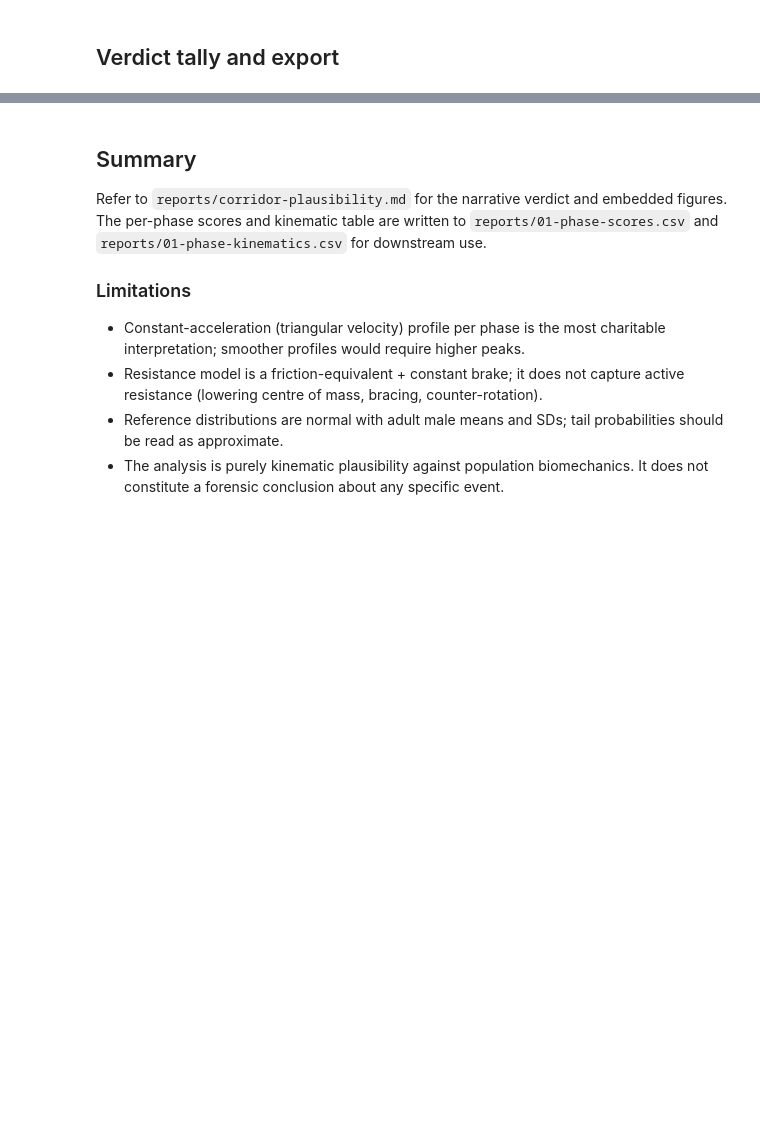
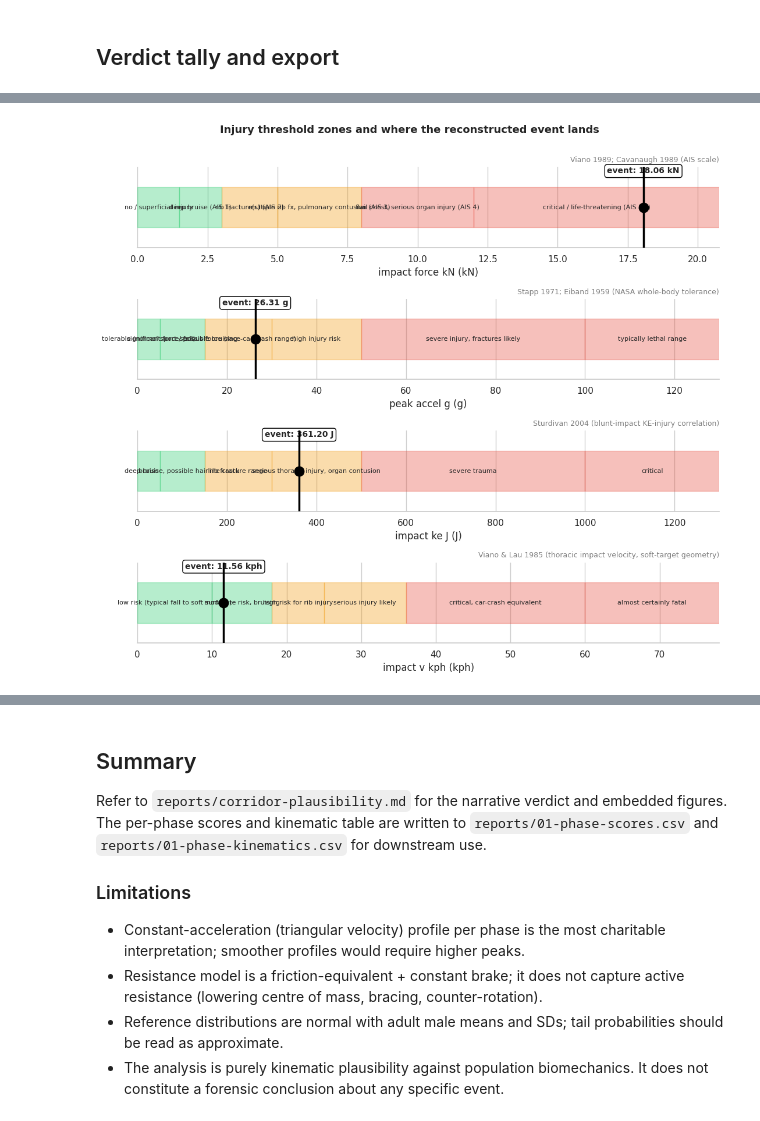
Before and after one commit to stellarshenson/henryk-simulations, a Jupyter notebook: notebooks/01-kj-corridor-kinematics.ipynb, the cells around one changed output, grey strips where cells are left out. Drawn from its saved outputs; the diff is of its cells as text; code cells hidden in the pictures; blank space fills up the shorter version.

```diff
--- a/notebooks/01-kj-corridor-kinematics.ipynb
+++ b/notebooks/01-kj-corridor-kinematics.ipynb
@@ -732,0 +1106,57 @@ swap-back/M peak yaw angular velocity     6.283       3.5 2.78 implausible
+# %%
+# Visual: per-quantity injury-threshold gradient with the simulation value marked.
+fig, axes = plt.subplots(len(INJURY_THRESHOLDS), 1, figsize=(11, 2.4 * len(INJURY_THRESHOLDS)))
+if len(INJURY_THRESHOLDS) == 1:
+    axes = [axes]
+
+for ax, (key, spec) in zip(axes, INJURY_THRESHOLDS.items()):
+    val = sim_values[key]
+    bands = spec["bands"]
+    finite_uppers = [b[0] for b in bands if b[0] != float("inf")]
+    x_max = max(finite_uppers[-1] * 1.3, val * 1.15)
+
+    prev = 0.0
+    for upper, label, _rich_color, mpl_color in bands:
+        upper_eff = min(upper, x_max) if upper != float("inf") else x_max
+        if prev >= x_max:
+            break
+        ax.axvspan(prev, upper_eff, ymin=0.25, ymax=0.75, color=mpl_color, alpha=0.35)
+        mid = (prev + upper_eff) / 2
+        ax.text(
+            mid, 0.5, label,
+            ha="center", va="center", fontsize=8,
+            transform=ax.get_xaxis_transform(),
+        )
+        prev = upper_eff
+
+    # Sim value marker
+    ax.axvline(val, color="black", linewidth=2.5, zorder=5)
+    ax.scatter(
+        [val], [0.5], s=140, color="black", zorder=6,
+        transform=ax.get_xaxis_transform(),
+    )
+    ax.annotate(
+        f"event: {val:,.2f} {spec['unit']}",
+        xy=(val, 0.92), xycoords=("data", "axes fraction"),
+        ha="center", fontsize=10, fontweight="bold",
+        bbox=dict(boxstyle="round,pad=0.3", fc="white", ec="black"),
+    )
+
+    ax.set_xlim(0, x_max)
+    ax.set_ylim(0, 1)
+    ax.set_yticks([])
+    ax.set_xlabel(f"{key.replace('_', ' ')} ({spec['unit']})")
+    ax.set_title(spec["source"], fontsize=9, loc="right", color="gray")
+    ax.spines["top"].set_visible(False)
+    ax.spines["right"].set_visible(False)
+    ax.spines["left"].set_visible(False)
+
+fig.suptitle(
+    "Injury threshold zones and where the reconstructed event lands",
+    fontsize=13, fontweight="bold", y=1.0,
+)
+fig.tight_layout()
+fig.savefig(FIG_DIR / "01-injury-thresholds.png", dpi=120, bbox_inches="tight")
+plt.show()
+# %% [output]
+[figure, added]
```
Also changed, not shown: parts of 13 cells of this notebook, 14 other files.
